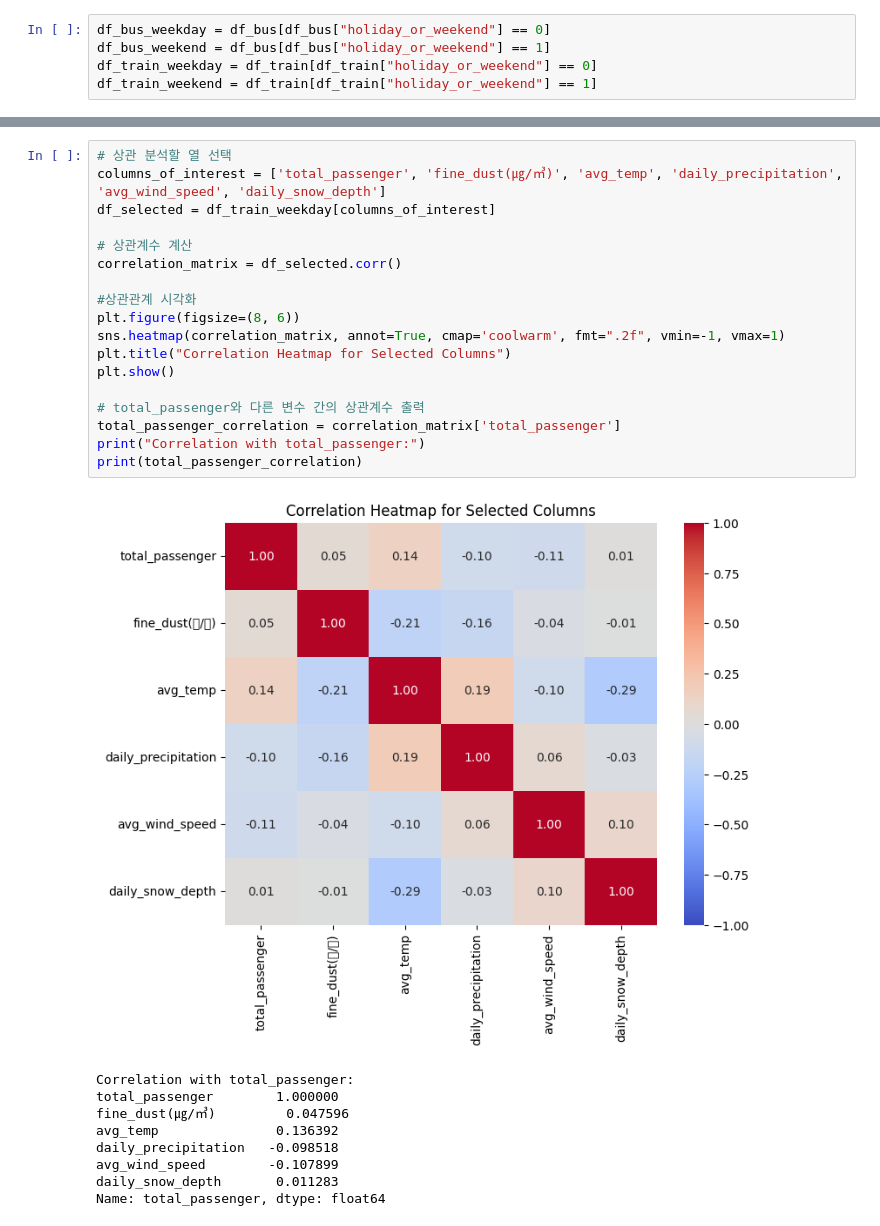
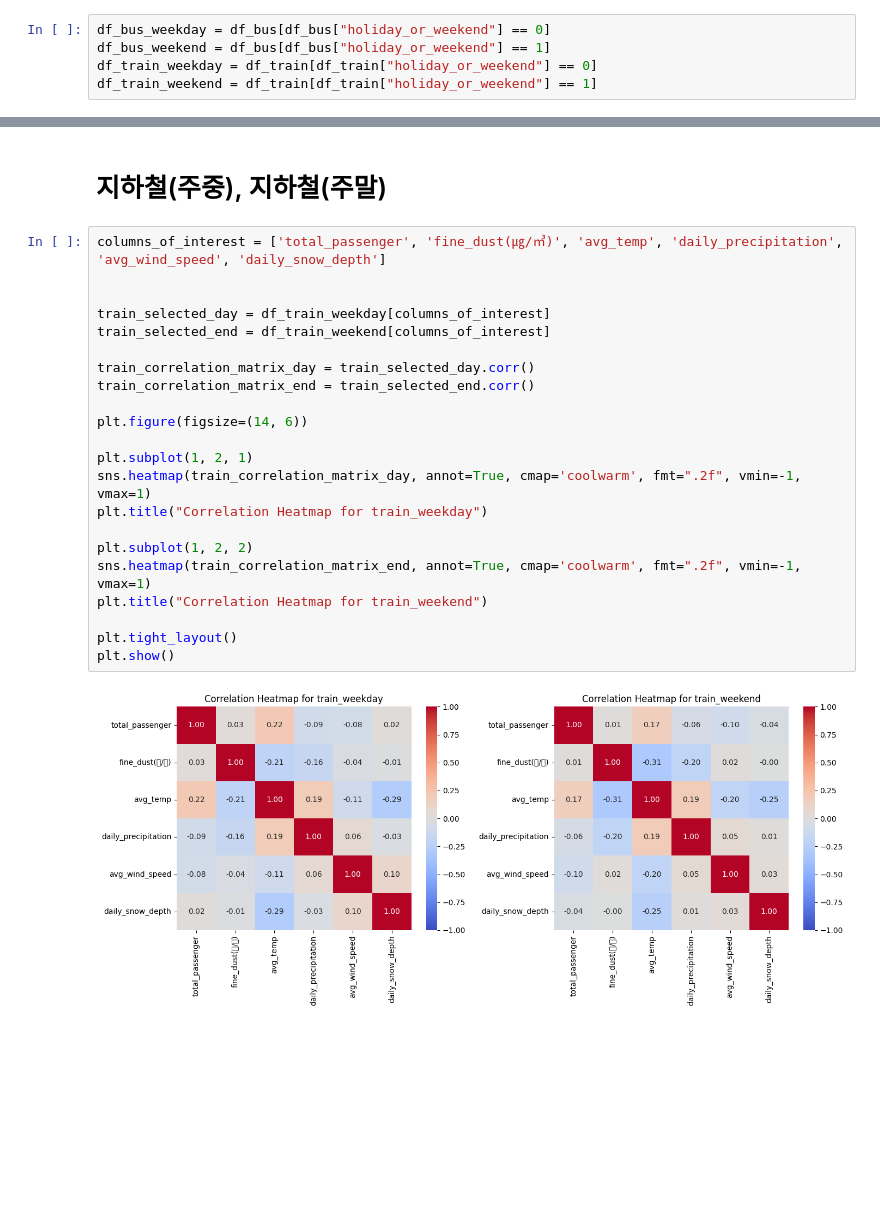
Before and after one commit to mini-project-y/1st_mini_project, a Jupyter notebook: Mook/pjt_corr.ipynb, the cells around one changed output, grey strips where cells are left out. Cells and saved outputs as stored; diff of their text form; blank space fills up the shorter version.

```diff
--- a/Mook/pjt_corr.ipynb
+++ b/Mook/pjt_corr.ipynb
@@ -305,28 +341,26 @@ Name: total_passenger, dtype: float64
+# %% [markdown]
+# 지하철(주중), 지하철(주말)
 # %%
-# 상관 분석할 열 선택
 columns_of_interest = ['total_passenger', 'fine_dust(㎍/㎥)', 'avg_temp', 'daily_precipitation', 'avg_wind_speed', 'daily_snow_depth']
-df_selected = df_train_weekday[columns_of_interest]
 
-# 상관계수 계산
-correlation_matrix = df_selected.corr()
 
-#상관관계 시각화
-plt.figure(figsize=(8, 6))
-sns.heatmap(correlation_matrix, annot=True, cmap='coolwarm', fmt=".2f", vmin=-1, vmax=1)
-plt.title("Correlation Heatmap for Selected Columns")
+train_selected_day = df_train_weekday[columns_of_interest]
+train_selected_end = df_train_weekend[columns_of_interest]
+
+train_correlation_matrix_day = train_selected_day.corr()
+train_correlation_matrix_end = train_selected_end.corr()
+
+plt.figure(figsize=(14, 6))
+
+plt.subplot(1, 2, 1)
+sns.heatmap(train_correlation_matrix_day, annot=True, cmap='coolwarm', fmt=".2f", vmin=-1, vmax=1)
+plt.title("Correlation Heatmap for train_weekday")
+
+plt.subplot(1, 2, 2)
+sns.heatmap(train_correlation_matrix_end, annot=True, cmap='coolwarm', fmt=".2f", vmin=-1, vmax=1)
+plt.title("Correlation Heatmap for train_weekend")
+
+plt.tight_layout()
 plt.show()
-
-# total_passenger와 다른 변수 간의 상관계수 출력
-total_passenger_correlation = correlation_matrix['total_passenger']
-print("Correlation with total_passenger:")
-print(total_passenger_correlation)
 # %% [output]
-[figure, old version]
+[figure, new version]
-Correlation with total_passenger:
-total_passenger        1.000000
-fine_dust(㎍/㎥)         0.047596
-avg_temp               0.136392
-daily_precipitation   -0.098518
-avg_wind_speed        -0.107899
-daily_snow_depth       0.011283
-Name: total_passenger, dtype: float64
```
Also changed, not shown: parts of 42 cells of this notebook.
